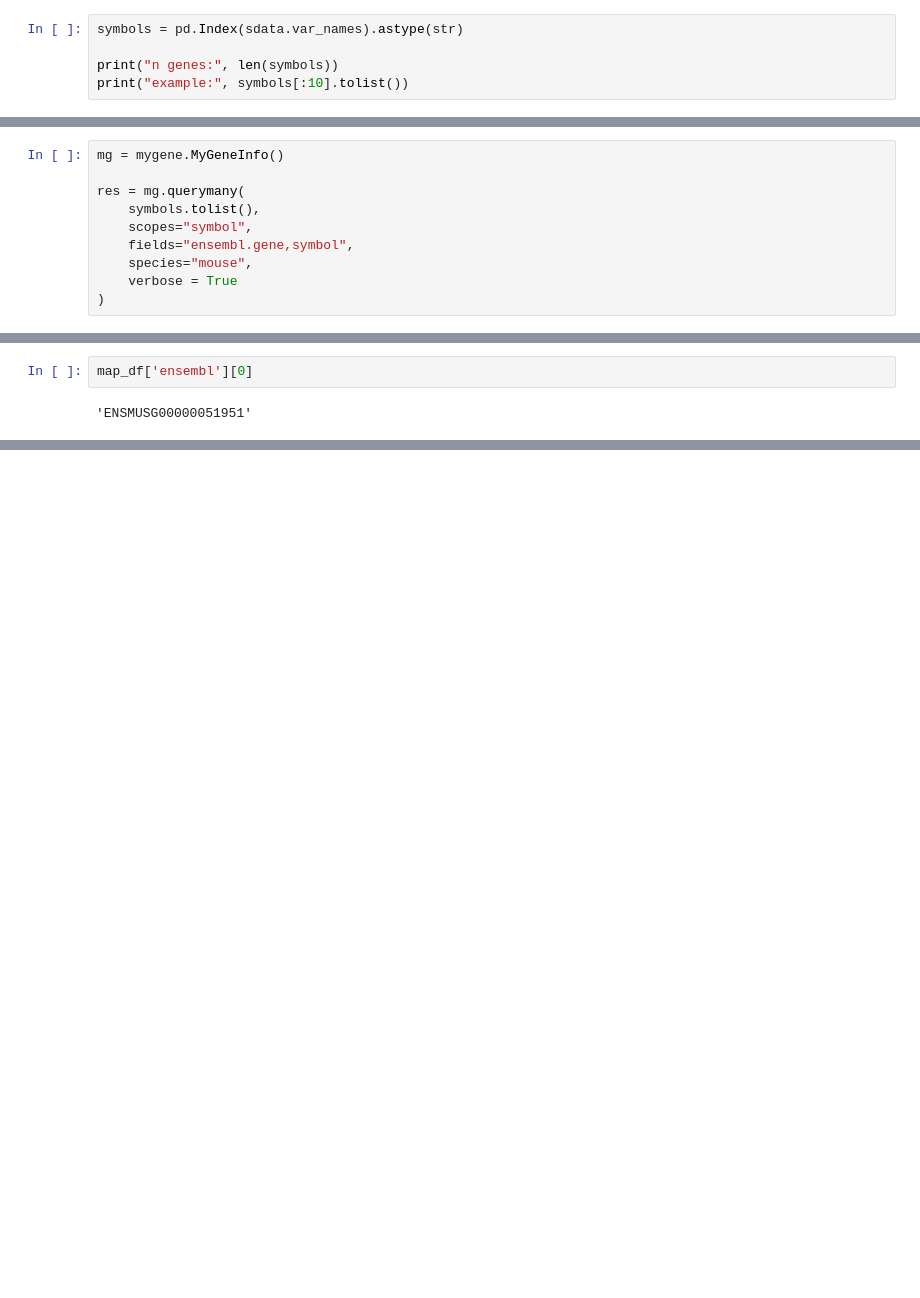
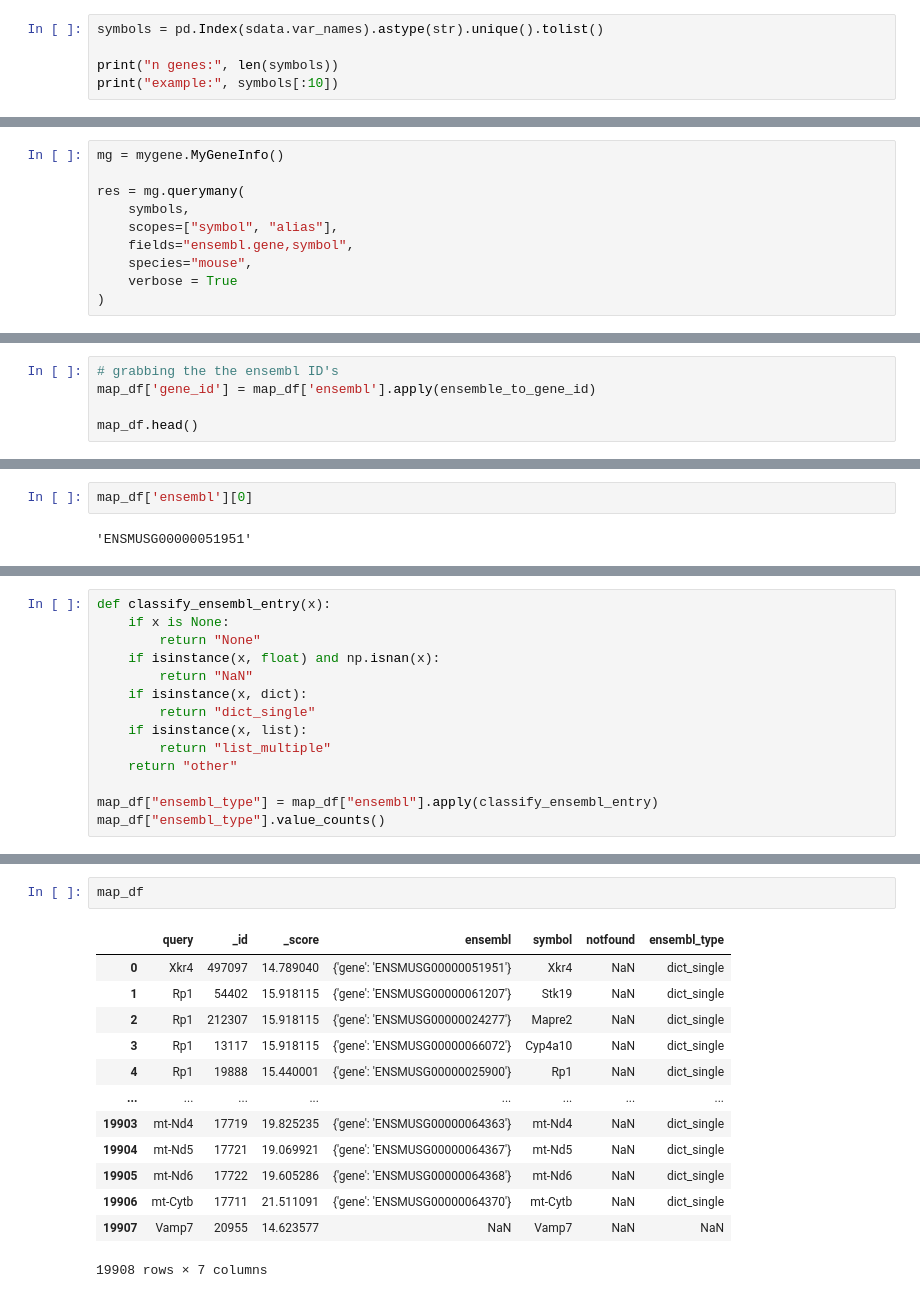
Before and after one commit to Li-Lab-COH/Spatial_CAR_T, a Jupyter notebook: CellTypeAnnotation/Annotating_Cells_testing.ipynb, the cells around one changed output, grey strips where cells are left out. Saved outputs shown, nothing was run; the diff lists cells and outputs as text; blank space fills up the shorter version.

```diff
--- a/CellTypeAnnotation/Annotating_Cells_testing.ipynb
+++ b/CellTypeAnnotation/Annotating_Cells_testing.ipynb
@@ -223,10 +456,10 @@ F07839_cellid_000102478-1  RTCyTAG72_Tu2   RTCyT72          2
 # %%
 sdata.var['SYMBOL'] = sdata.var_names
 # %%
-symbols = pd.Index(sdata.var_names).astype(str)
+symbols = pd.Index(sdata.var_names).astype(str).unique().tolist()
 
 print("n genes:", len(symbols))
-print("example:", symbols[:10].tolist())
+print("example:", symbols[:10])
 # %% [output]
 n genes: 19059
 example: ['Xkr4', 'Rp1', 'Sox17', 'Lypla1', 'Tcea1', 'Rgs20', 'Atp6v1h', 'Oprk1', 'Npbwr1', 'Rb1cc1']
@@ -234,8 +467,8 @@ example: ['Xkr4', 'Rp1', 'Sox17', 'Lypla1', 'Tcea1', 'Rgs20', 'Atp6v1h', 'Oprk1'
 mg = mygene.MyGeneInfo()
 
 res = mg.querymany(
-    symbols.tolist(),
-    scopes="symbol",
+    symbols,
+    scopes=["symbol", "alias"],
     fields="ensembl.gene,symbol",
     species="mouse",
     verbose = True
@@ -245,0 +488,5 @@ map_df = pd.DataFrame(res)
+# %%
+# grabbing the the ensembl ID's
+map_df['gene_id'] = map_df['ensembl'].apply(ensemble_to_gene_id)
+
+map_df.head()
@@ -367,0 +841,14 @@ map_df['ensembl'][0]
+# %%
+def classify_ensembl_entry(x):
+    if x is None:
+        return "None"
+    if isinstance(x, float) and np.isnan(x):
+        return "NaN"
+    if isinstance(x, dict):
+        return "dict_single"
+    if isinstance(x, list):
+        return "list_multiple"
+    return "other"
+
+map_df["ensembl_type"] = map_df["ensembl"].apply(classify_ensembl_entry)
+map_df["ensembl_type"].value_counts()
@@ -367,0 +861,16 @@ map_df['ensembl'][0]
+# %%
+map_df
+# %% [output]
+|  | query | _id | _score | ensembl | symbol | notfound | ensembl_type |
+| 0 | Xkr4 | 497097 | 14.789040 | {'gene': 'ENSMUSG00000051951'} | Xkr4 | NaN | dict_single |
+| 1 | Rp1 | 54402 | 15.918115 | {'gene': 'ENSMUSG00000061207'} | Stk19 | NaN | dict_single |
+| 2 | Rp1 | 212307 | 15.918115 | {'gene': 'ENSMUSG00000024277'} | Mapre2 | NaN | dict_single |
+| 3 | Rp1 | 13117 | 15.918115 | {'gene': 'ENSMUSG00000066072'} | Cyp4a10 | NaN | dict_single |
+| 4 | Rp1 | 19888 | 15.440001 | {'gene': 'ENSMUSG00000025900'} | Rp1 | NaN | dict_single |
+| ... | ... | ... | ... | ... | ... | ... | ... |
+| 19903 | mt-Nd4 | 17719 | 19.825235 | {'gene': 'ENSMUSG00000064363'} | mt-Nd4 | NaN | dict_single |
+| 19904 | mt-Nd5 | 17721 | 19.069921 | {'gene': 'ENSMUSG00000064367'} | mt-Nd5 | NaN | dict_single |
+| 19905 | mt-Nd6 | 17722 | 19.605286 | {'gene': 'ENSMUSG00000064368'} | mt-Nd6 | NaN | dict_single |
+| 19906 | mt-Cytb | 17711 | 21.511091 | {'gene': 'ENSMUSG00000064370'} | mt-Cytb | NaN | dict_single |
+| 19907 | Vamp7 | 20955 | 14.623577 | NaN | Vamp7 | NaN | NaN |
+19908 rows × 7 columns
```
Also changed, not shown: parts of 80 cells of this notebook, 1 other file.
